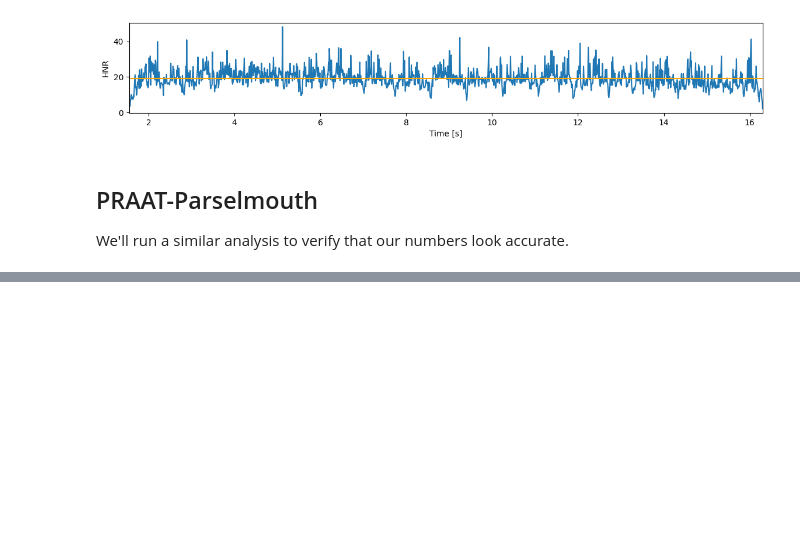
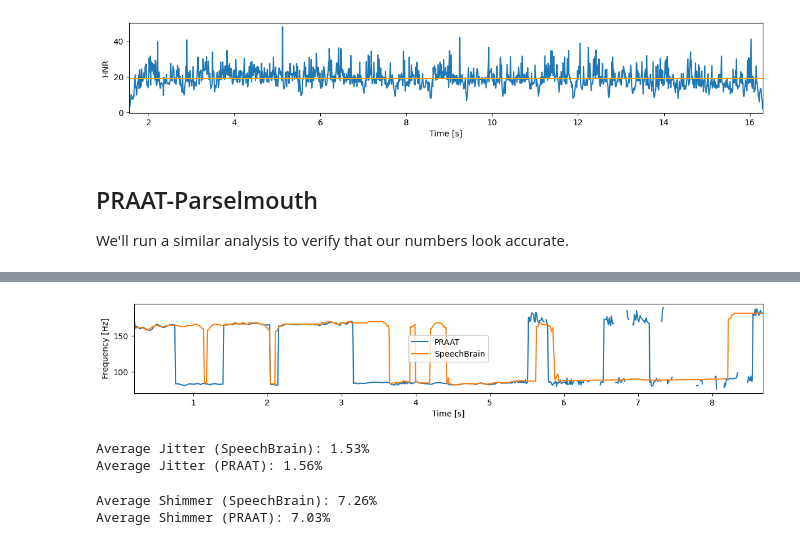
Before and after one commit to pplantinga/ParkinsonSpeechAI, a Jupyter notebook: voice-analysis.ipynb, the cells around one changed output, grey strips where cells are left out. Saved outputs shown, nothing was run; the diff lists cells and outputs as text; code cells hidden in the pictures; blank space fills up the shorter version.

```diff
--- a/voice-analysis.ipynb
+++ b/voice-analysis.ipynb
@@ -240,0 +263,30 @@ Average HNR (PRAAT): 19.3%
+# %%
+estimated_f0, voiced, jitter, shimmer, hnr = vocal_characteristics(audio.squeeze(), sample_rate=sample_rate)
+pitch_xs, pitch_values, praat_jitter, praat_shimmer, harmonicity = compute_praat_features(audio_filename)
+
+xs = torch.arange(len(voiced)) * step_size
+voiced_xs = xs[voiced]
+plt.plot(pitch_xs, pitch_values)
+plt.plot(voiced_xs, estimated_f0)
+plt.xlabel("Time [s]")
+plt.ylabel("Frequency [Hz]")
+plt.legend(["PRAAT", "SpeechBrain"])
+plt.show()
+# %% [output]
+[figure, added]
+# %%
+# Jitter is not too far off
+localJitter = call(pointProcess, "Get jitter (local)", 0, 0, 0.0001, 0.02, 1.3)
+print("Average Jitter (SpeechBrain): {0:.2f}%".format(100 * jitter.mean().numpy()))
+print("Average Jitter (PRAAT): {0:.2f}%".format(100 * praat_jitter))
+# %% [output]
+Average Jitter (SpeechBrain): 1.53%
+Average Jitter (PRAAT): 1.56%
+# %%
+# Shimmer is little further but still fairly close
+localShimmer = call([sound, pointProcess], "Get shimmer (local)", 0, 0, 0.0001, 0.02, 1.3, 1.6)
+print("Average Shimmer (SpeechBrain): {0:.2f}%".format(100 * shimmer.mean().numpy()))
+print("Average Shimmer (PRAAT): {0:.2f}%".format(100 * praat_shimmer))
+# %% [output]
+Average Shimmer (SpeechBrain): 7.26%
+Average Shimmer (PRAAT): 7.03%
```
Also changed, not shown: parts of 15 cells of this notebook.
